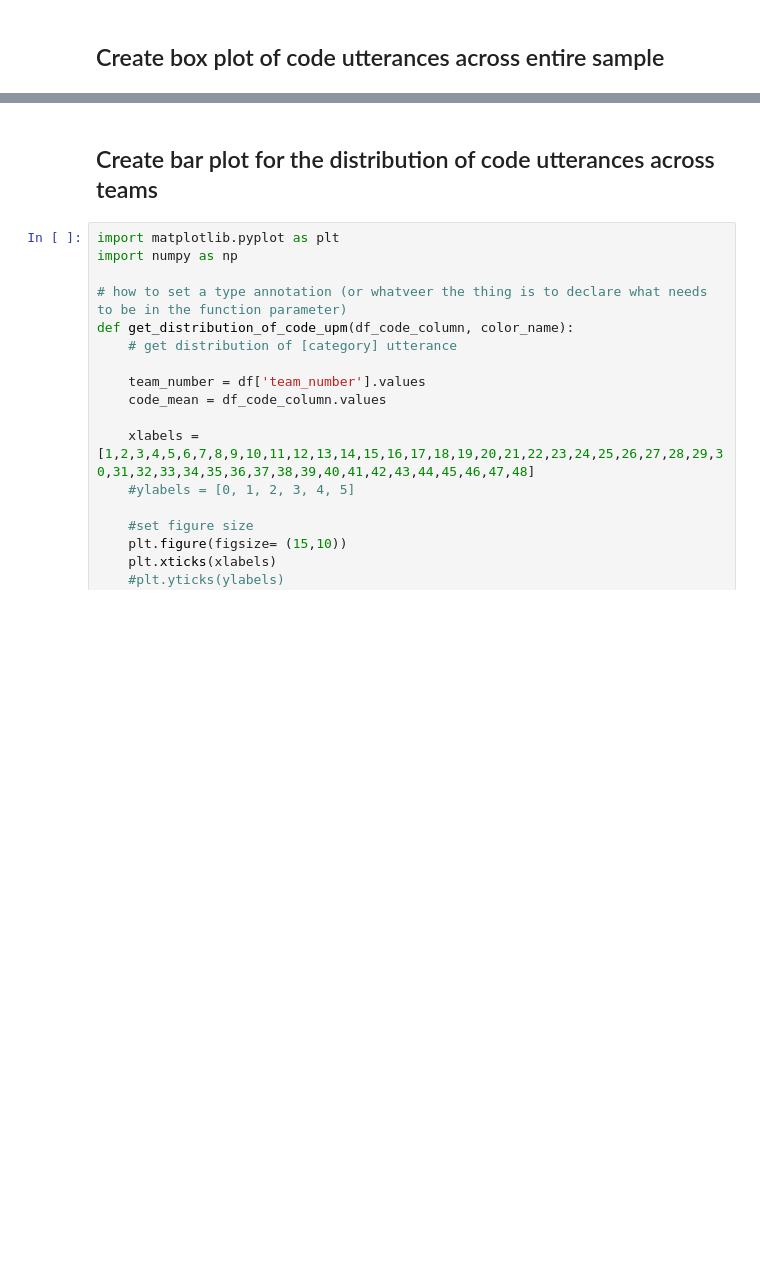
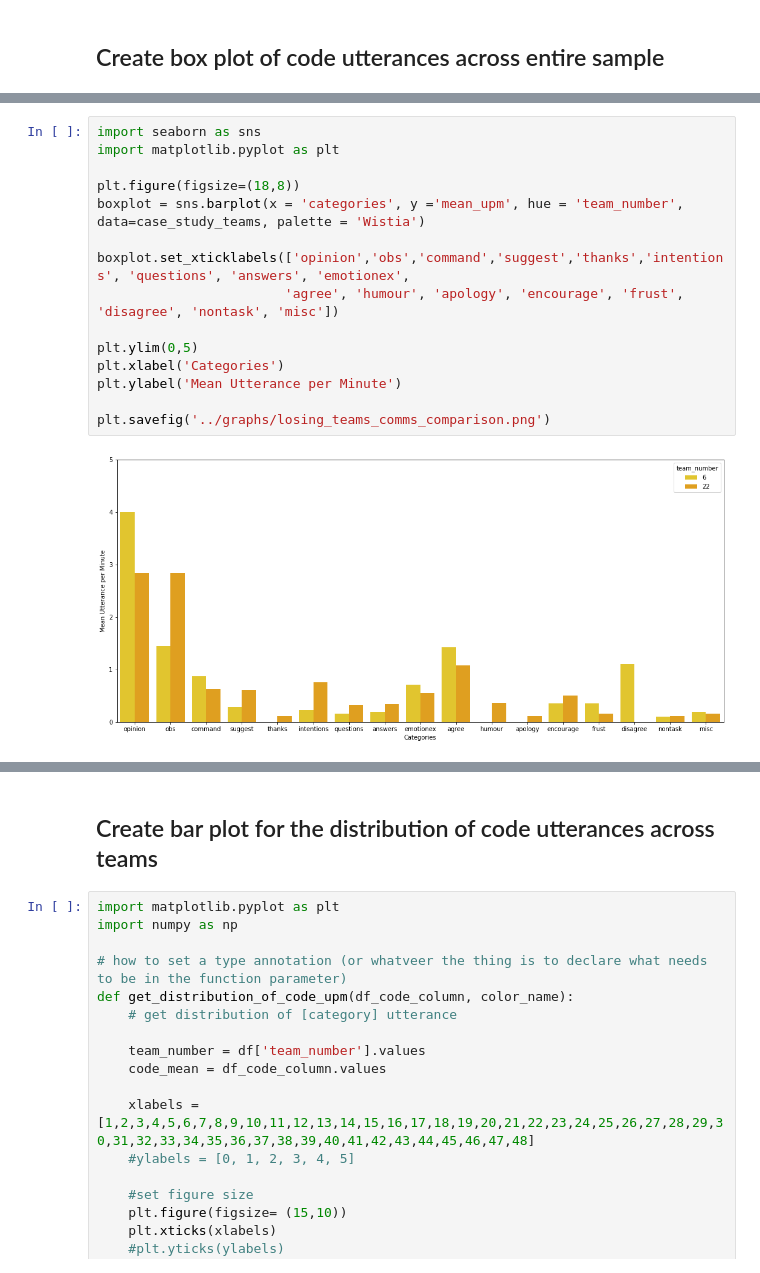
Before and after one commit to evelyntan/scripts, a Jupyter notebook: visualise-code-utterances.ipynb, the cells around one changed output, grey strips where cells are left out. Saved outputs shown, nothing was run; the diff lists cells and outputs as text; blank space fills up the shorter version.

```diff
--- a/visualise-code-utterances.ipynb
+++ b/visualise-code-utterances.ipynb
@@ -59,0 +71,17 @@ df_long
+# %%
+import seaborn as sns
+import matplotlib.pyplot as plt
+
+plt.figure(figsize=(18,8))
+boxplot = sns.barplot(x = 'categories', y ='mean_upm', hue = 'team_number', data=case_study_teams, palette = 'Wistia')
+
+boxplot.set_xticklabels(['opinion','obs','command','suggest','thanks','intentions', 'questions', 'answers', 'emotionex',
+                        'agree', 'humour', 'apology', 'encourage', 'frust', 'disagree', 'nontask', 'misc'])
+
+plt.ylim(0,5)
+plt.xlabel('Categories')
+plt.ylabel('Mean Utterance per Minute')
+
+plt.savefig('../graphs/losing_teams_comms_comparison.png')
+# %% [output]
+[figure, added]
```
Also changed, not shown: parts of 18 cells of this notebook, 1 other file.
